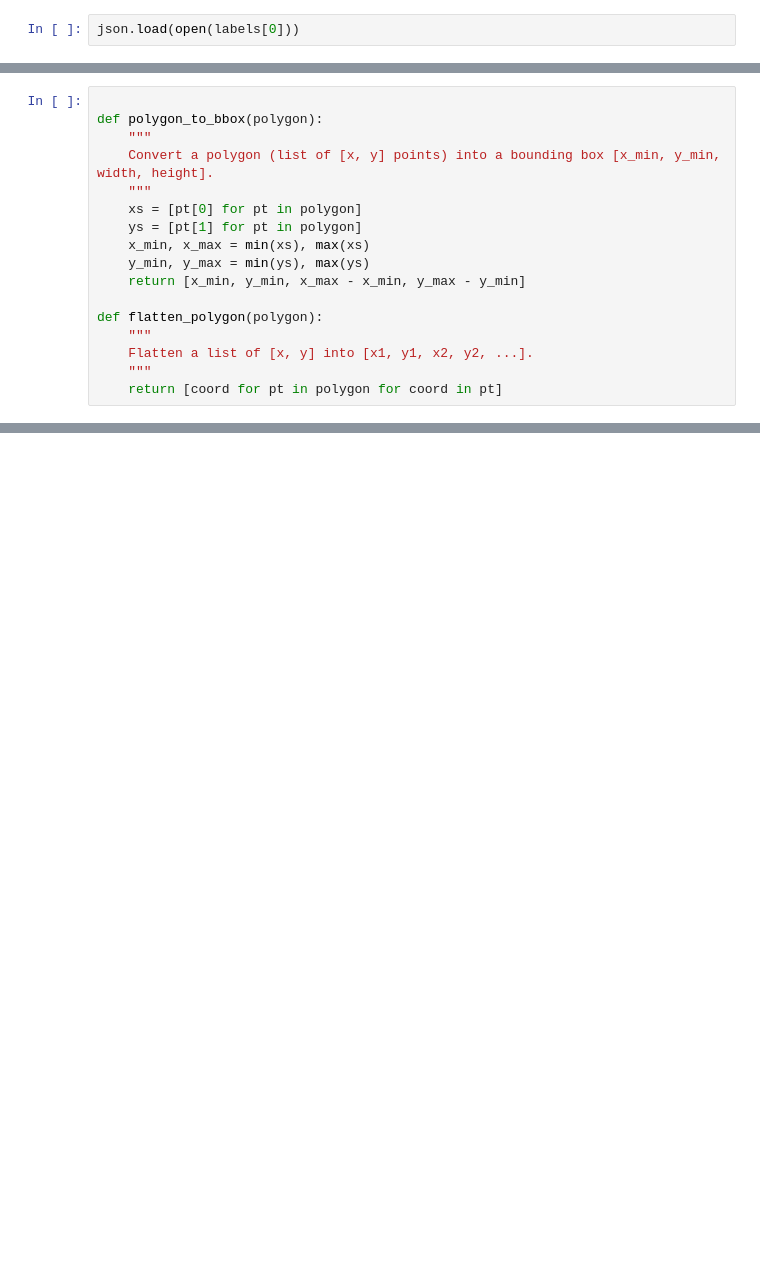
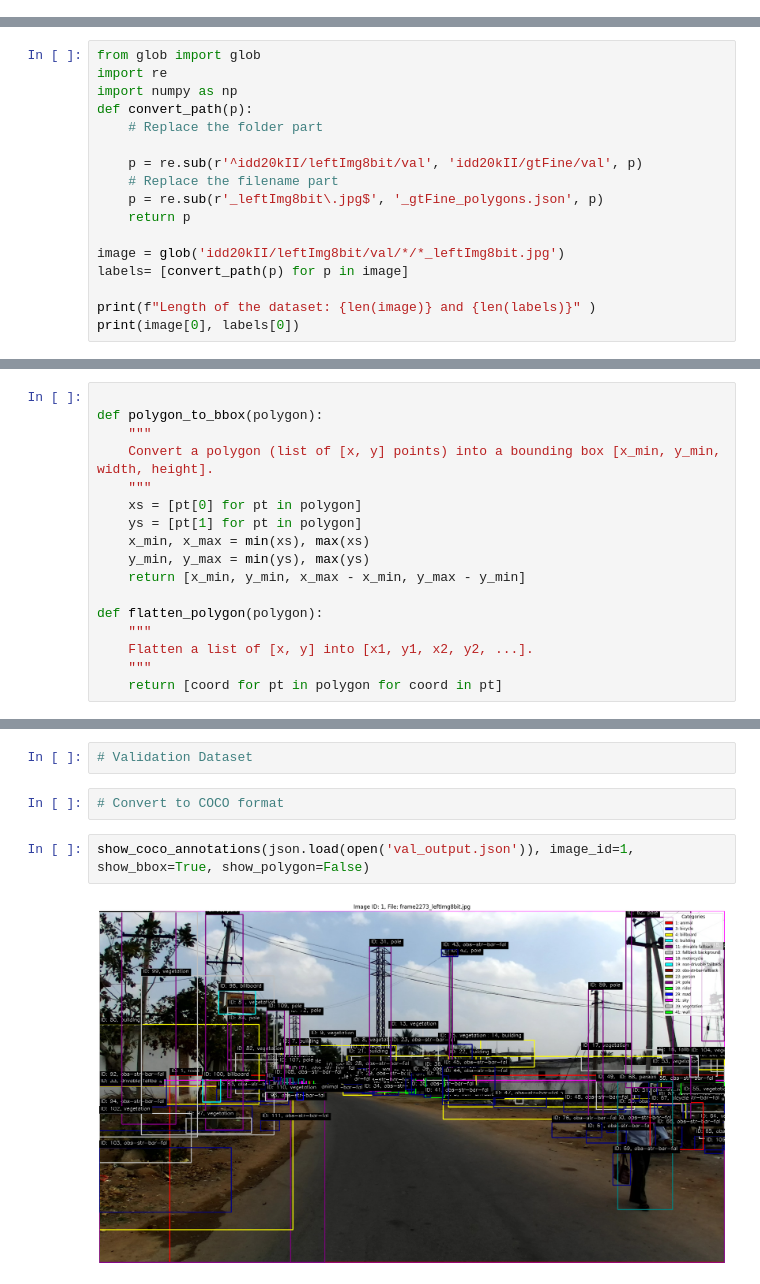
Before and after one commit to XavierPereira2003/DashCam-Analysis, a Jupyter notebook: hugging face.ipynb, the cells around one changed output, grey strips where cells are left out. Cells and saved outputs as stored; diff of their text form; blank space fills up the shorter version.

```diff
--- a/hugging face.ipynb
+++ b/hugging face.ipynb
@@ -71,2 +28,0 @@ colors = {
-# %%
-json.load(open(labels[0]))
@@ -134,0 +31,17 @@ len(colors)
+# %%
+from glob import glob
+import re
+import numpy as np
+def convert_path(p):
+    # Replace the folder part
+
+    p = re.sub(r'^idd20kII/leftImg8bit/val', 'idd20kII/gtFine/val', p)
+    # Replace the filename part
+    p = re.sub(r'_leftImg8bit\.jpg$', '_gtFine_polygons.json', p)
+    return p
+
+image = glob('idd20kII/leftImg8bit/val/*/*_leftImg8bit.jpg')
+labels= [convert_path(p) for p in image]
+
+print(f"Length of the dataset: {len(image)} and {len(labels)}" )
+print(image[0], labels[0])
@@ -249,0 +305,8 @@ def show_annotations(image_path, anns, show_bbox=True, show_polygon=False):
+# %%
+# Validation Dataset
+# %%
+# Convert to COCO format
+# %%
+show_coco_annotations(json.load(open('val_output.json')), image_id=1, show_bbox=True, show_polygon=False)
+# %% [output]
+[figure, added]
```
Also changed, not shown: parts of 13 cells of this notebook, 2 other files.
